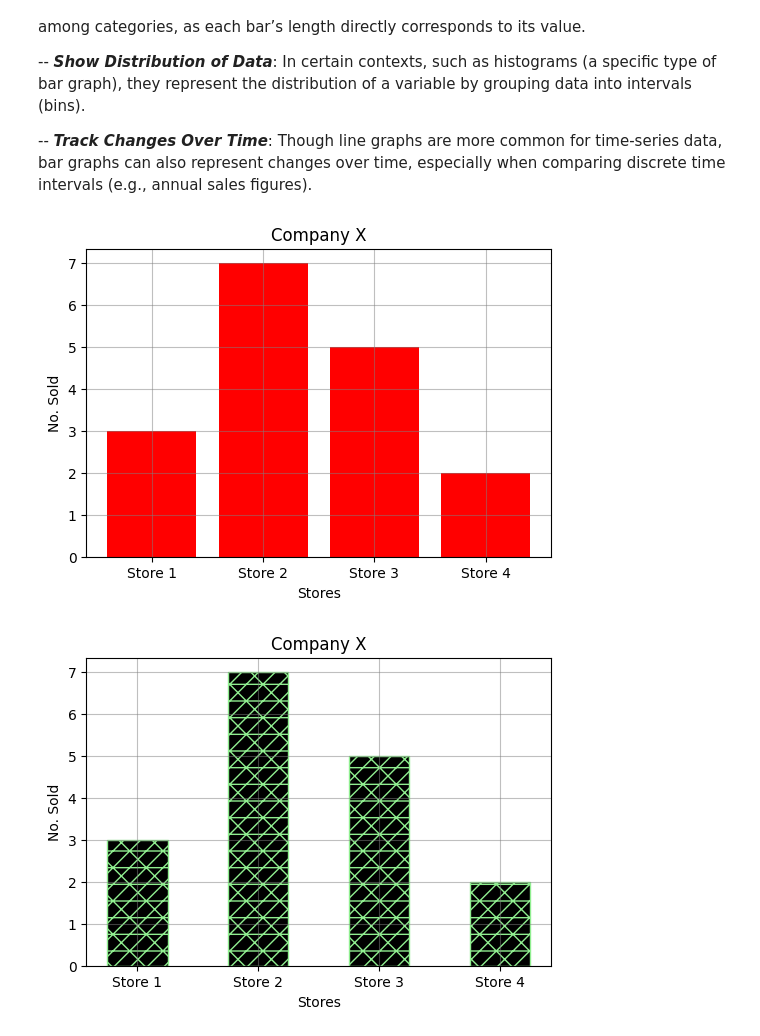
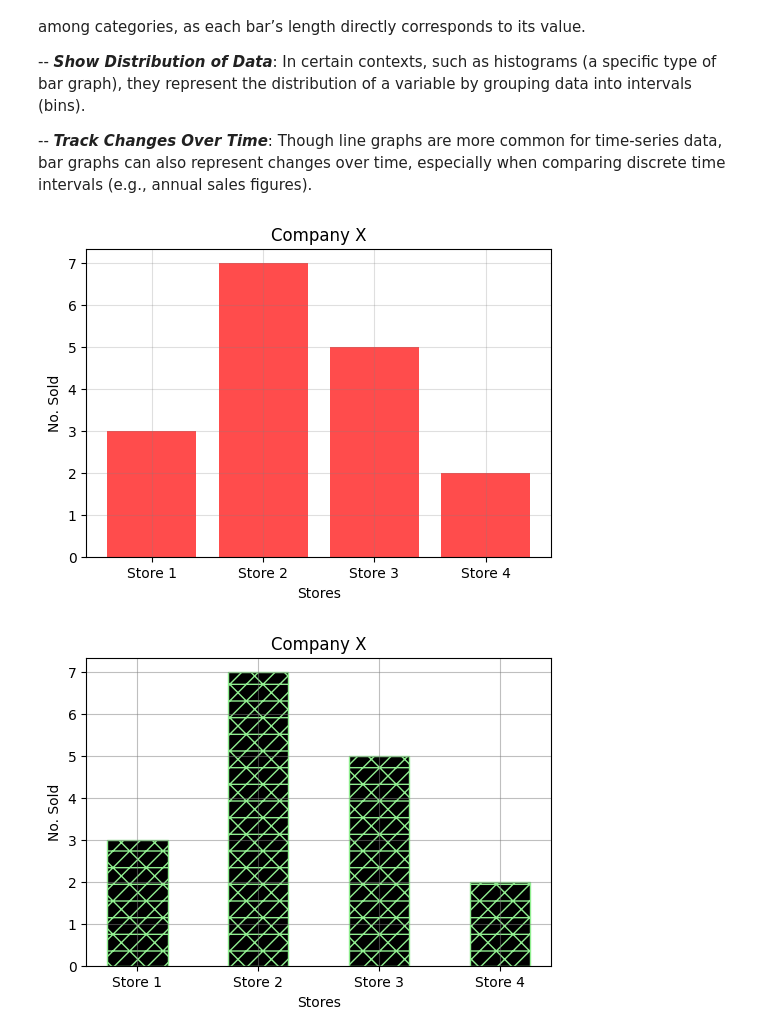
Before and after one commit to renatomaaliw3/public_files, a Jupyter notebook: CPE Electives (1 - 3)/01. Lectures Notebook/23. Data Visualization (Mathplotlib)/03. Data Visualization (PLT - Bar Graph).ipynb, the cells around one changed output. Drawn from its saved outputs; the diff is of its cells as text; code cells hidden in the pictures.

```diff
--- a/CPE Electives (1 - 3)/01. Lectures Notebook/23. Data Visualization (Mathplotlib)/03. Data Visualization (PLT - Bar Graph).ipynb
+++ b/CPE Electives (1 - 3)/01. Lectures Notebook/23. Data Visualization (Mathplotlib)/03. Data Visualization (PLT - Bar Graph).ipynb
@@ -23,25 +23,25 @@ Bar graphs are one of the most commonly used types of charts in data visualizati
 # %%
 # A1. Simple Bar Graphs
 
 # Data for the bar graph
 categories = ['Store 1', 'Store 2', 'Store 3', 'Store 4']
 values = [3, 7, 5, 2]
 
 # Create a basic bar graph
 plt.figure(figsize=(6, 4))
-plt.bar(categories, values, color = 'red')
+plt.bar(categories, values, color = 'red', alpha = 0.70)
 
 # Add labels and title
 plt.xlabel('Stores')
 plt.ylabel('No. Sold')
 plt.title('Company X')
 
 # Show grid
-plt.grid(True, alpha = 0.5, color = 'gray')
+plt.grid(True, alpha = 0.25, color = 'gray')
 
 plt.show()
 # %% [output]
-[figure, old version]
+[figure, new version]
 # %%
 # A2. Simple Bar Graphs (hatch, edgecolor, color, width)
 
```
Also changed, not shown: parts of 2 cells of this notebook.
